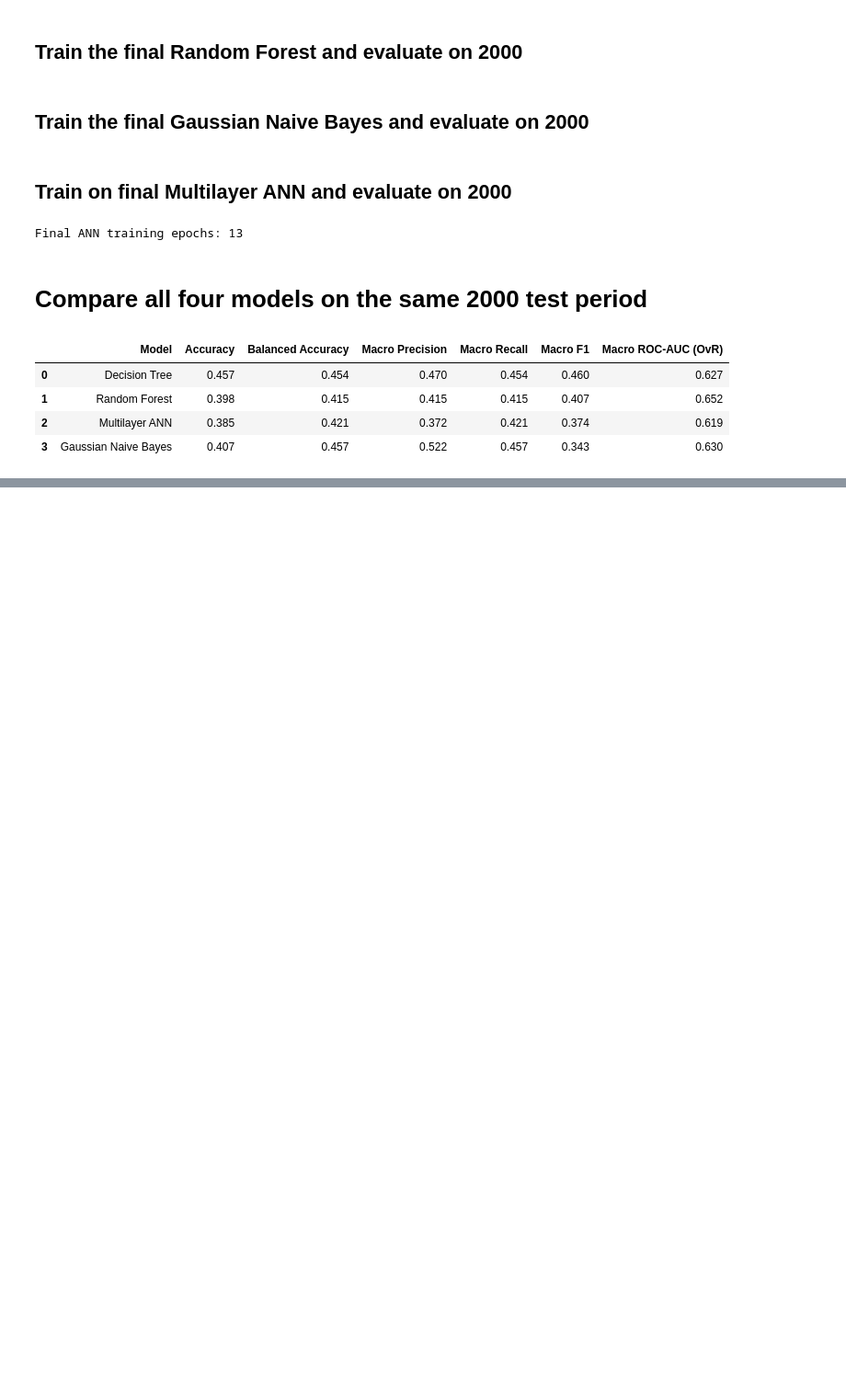
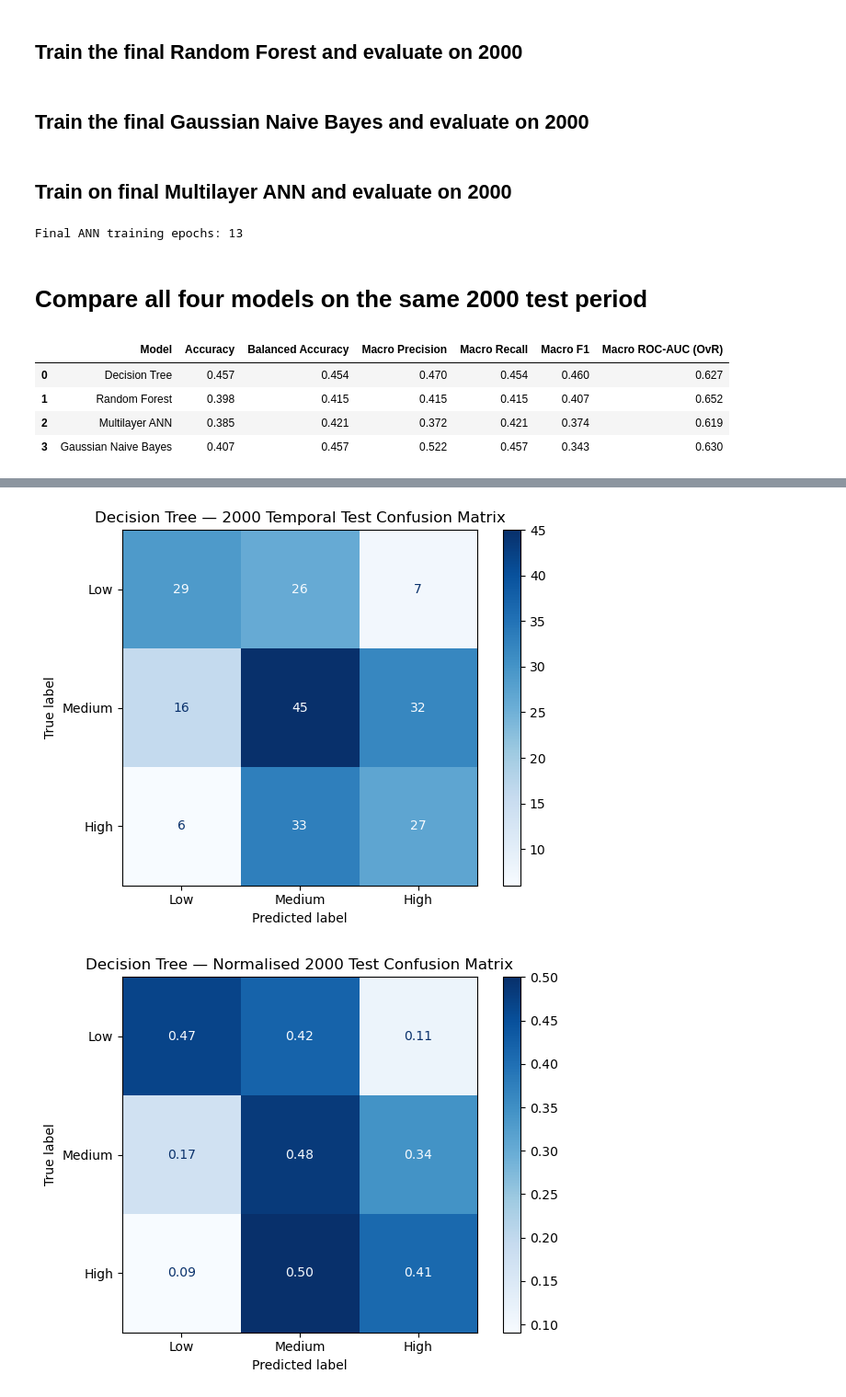
Before and after one commit to Roshan54321/PRT565-Machine-Learning, a Jupyter notebook: code/Classification Models Lihini.ipynb, the cells around one changed output, grey strips where cells are left out. Shown at 92% size. Saved outputs shown, nothing was run; the diff lists cells and outputs as text; code cells hidden in the pictures; blank space fills up the shorter version.

Commit message:
Classification models step 20 classification report and confusion matrix

```diff
--- a/code/Classification Models Lihini.ipynb
+++ b/code/Classification Models Lihini.ipynb
@@ -1094,0 +1137,79 @@ model_comparison.to_csv(
+# %%
+for model_name, (
+    predictions,
+    probabilities,
+) in model_outputs.items():
+
+    safe_name = (
+        model_name
+        .lower()
+        .replace(" ", "_")
+    )
+
+    cm = confusion_matrix(
+        y_test,
+        predictions,
+        labels=[0, 1, 2],
+    )
+
+    display_counts = ConfusionMatrixDisplay(
+        confusion_matrix=cm,
+        display_labels=CLASS_ORDER,
+    )
+
+    display_counts.plot(
+        cmap="Blues",
+        values_format="d",
+    )
+
+    plt.title(
+        f"{model_name} — 2000 Temporal Test Confusion Matrix"
+    )
+
+    plt.tight_layout()
+
+    plt.savefig(
+        figures_dir /
+        f"{safe_name}_test_confusion_matrix.png",
+        dpi=300,
+        bbox_inches="tight",
+    )
+
+    plt.show()
+
+    cm_normalised = confusion_matrix(
+        y_test,
+        predictions,
+        labels=[0, 1, 2],
+        normalize="true",
+    )
+
+    display_normalised = (
+        ConfusionMatrixDisplay(
+            confusion_matrix=cm_normalised,
+            display_labels=CLASS_ORDER,
+        )
+    )
+
+    display_normalised.plot(
+        cmap="Blues",
+        values_format=".2f",
+    )
+
+    plt.title(
+        f"{model_name} — Normalised 2000 Test Confusion Matrix"
+    )
+
+    plt.tight_layout()
+
+    plt.savefig(
+        figures_dir /
+        f"{safe_name}_test_confusion_matrix_normalised.png",
+        dpi=300,
+        bbox_inches="tight",
+    )
+
+    plt.show()
+# %% [output]
+[figure, added]
+[figure, added]
```
Also changed, not shown: parts of 4 cells of this notebook.
